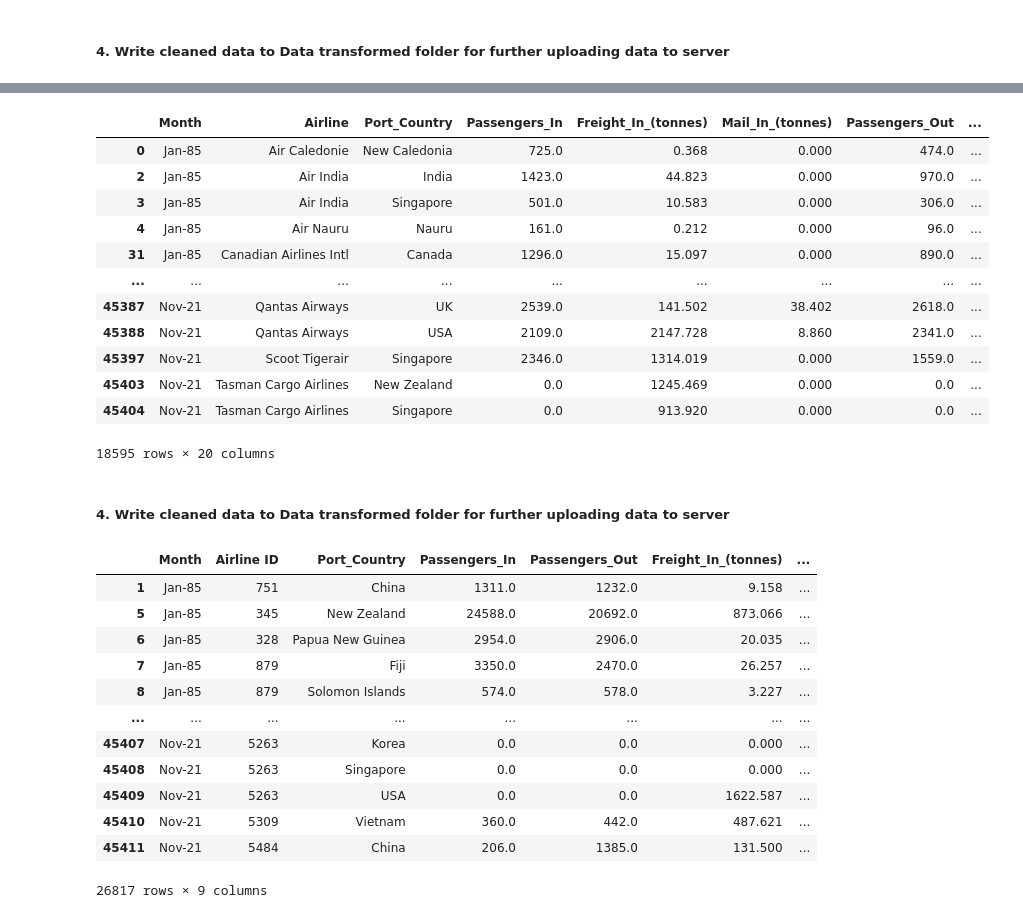
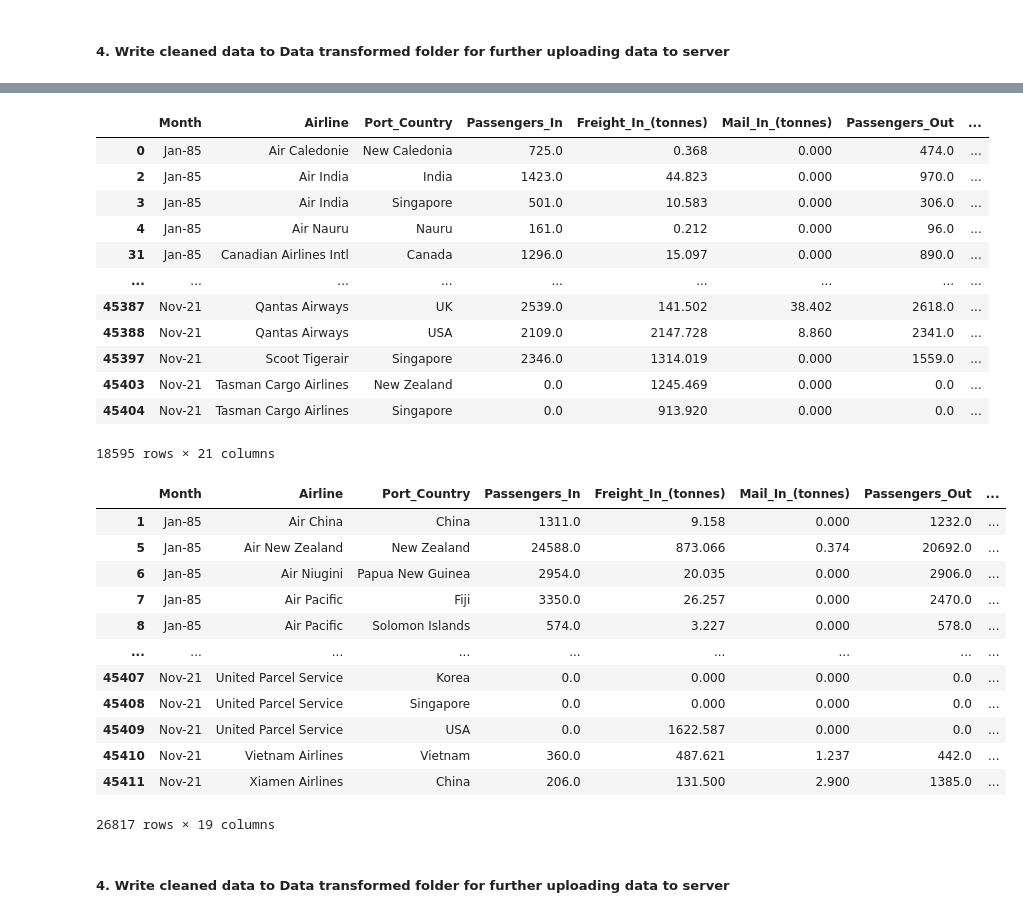
Before and after one commit to RealDreammaker/ProjectETL, a Jupyter notebook: Scripts/flight_tracker.ipynb, the cells around one changed output, grey strips where cells are left out. Saved outputs shown, nothing was run; the diff lists cells and outputs as text; code cells hidden in the pictures.

```diff
--- a/Scripts/flight_tracker.ipynb
+++ b/Scripts/flight_tracker.ipynb
@@ -267,6 +253,6 @@ new_portcountry_df.head()
 # %%
 # check how many unmatched rows are there
-new_portcountry_df.loc[new_portcountry_df["for_matching"].isnull()]
+new_portcountry_df.loc[new_portcountry_df["for_matching_y"].isnull()]
 # %% [output]
 |  | Month | Airline | Port_Country | Passengers_In | Freight_In_(tonnes) | Mail_In_(tonnes) | Passengers_Out | ... |
 | 0 | Jan-85 | Air Caledonie | New Caledonia | 725.0 | 0.368 | 0.000 | 474.0 | ... |
@@ -280,13 +266,27 @@ new_portcountry_df.loc[new_portcountry_df["for_matching"].isnull()]
 | 45397 | Nov-21 | Scoot Tigerair | Singapore | 2346.0 | 1314.019 | 0.000 | 1559.0 | ... |
 | 45403 | Nov-21 | Tasman Cargo Airlines | New Zealand | 0.0 | 1245.469 | 0.000 | 0.0 | ... |
 | 45404 | Nov-21 | Tasman Cargo Airlines | Singapore | 0.0 | 913.920 | 0.000 | 0.0 | ... |
-18595 rows × 20 columns
+18595 rows × 21 columns
 # %%
 # remove unmatched rows
-new_portcountry_df.dropna(subset=["for_matching"], inplace=True)
+new_portcountry_df.dropna(subset=["for_matching_y"], inplace=True)
-# %%
-# Select only usable columns
-new_portcountry_df = new_portcountry_df[["Month","Airline ID","Port_Country","Passengers_In","Passengers_Out","Freight_In_(tonnes)","Freight_Out_(tonnes)","Mail_In_(tonnes)","Mail_Out_(tonnes)" ]]
+# %%
+# remove temporary columns
+new_portcountry_df.drop(columns = ["for_matching_x","for_matching_y"])
+# %% [output]
+|  | Month | Airline | Port_Country | Passengers_In | Freight_In_(tonnes) | Mail_In_(tonnes) | Passengers_Out | ... |
+| 1 | Jan-85 | Air China | China | 1311.0 | 9.158 | 0.000 | 1232.0 | ... |
+| 5 | Jan-85 | Air New Zealand | New Zealand | 24588.0 | 873.066 | 0.374 | 20692.0 | ... |
+| 6 | Jan-85 | Air Niugini | Papua New Guinea | 2954.0 | 20.035 | 0.000 | 2906.0 | ... |
+| 7 | Jan-85 | Air Pacific | Fiji | 3350.0 | 26.257 | 0.000 | 2470.0 | ... |
+| 8 | Jan-85 | Air Pacific | Solomon Islands | 574.0 | 3.227 | 0.000 | 578.0 | ... |
+| ... | ... | ... | ... | ... | ... | ... | ... | ... |
+| 45407 | Nov-21 | United Parcel Service | Korea | 0.0 | 0.000 | 0.000 | 0.0 | ... |
+| 45408 | Nov-21 | United Parcel Service | Singapore | 0.0 | 0.000 | 0.000 | 0.0 | ... |
+| 45409 | Nov-21 | United Parcel Service | USA | 0.0 | 1622.587 | 0.000 | 0.0 | ... |
+| 45410 | Nov-21 | Vietnam Airlines | Vietnam | 360.0 | 487.621 | 1.237 | 442.0 | ... |
+| 45411 | Nov-21 | Xiamen Airlines | China | 206.0 | 131.500 | 2.900 | 1385.0 | ... |
+26817 rows × 19 columns
 # %% [markdown]
 
 ##### 4. Write cleaned data to Data transformed folder for further uploading data to server
@@ -295,18 +293,2 @@ new_portcountry_df["Airline ID"] = new_portcountry_df["Airline ID"].astype(int)
-# %%
-new_portcountry_df
-# %% [output]
-|  | Month | Airline ID | Port_Country | Passengers_In | Passengers_Out | Freight_In_(tonnes) | ... |
-| 1 | Jan-85 | 751 | China | 1311.0 | 1232.0 | 9.158 | ... |
-| 5 | Jan-85 | 345 | New Zealand | 24588.0 | 20692.0 | 873.066 | ... |
-| 6 | Jan-85 | 328 | Papua New Guinea | 2954.0 | 2906.0 | 20.035 | ... |
-| 7 | Jan-85 | 879 | Fiji | 3350.0 | 2470.0 | 26.257 | ... |
-| 8 | Jan-85 | 879 | Solomon Islands | 574.0 | 578.0 | 3.227 | ... |
-| ... | ... | ... | ... | ... | ... | ... | ... |
-| 45407 | Nov-21 | 5263 | Korea | 0.0 | 0.0 | 0.000 | ... |
-| 45408 | Nov-21 | 5263 | Singapore | 0.0 | 0.0 | 0.000 | ... |
-| 45409 | Nov-21 | 5263 | USA | 0.0 | 0.0 | 1622.587 | ... |
-| 45410 | Nov-21 | 5309 | Vietnam | 360.0 | 442.0 | 487.621 | ... |
-| 45411 | Nov-21 | 5484 | China | 206.0 | 1385.0 | 131.500 | ... |
-26817 rows × 9 columns
 # %%
 new_portcountry_df.to_csv("../Data Transformed/airline_portcountry_cleaned.csv",index=False)
```
Also changed, not shown: parts of 4 cells of this notebook, 2 other files.
